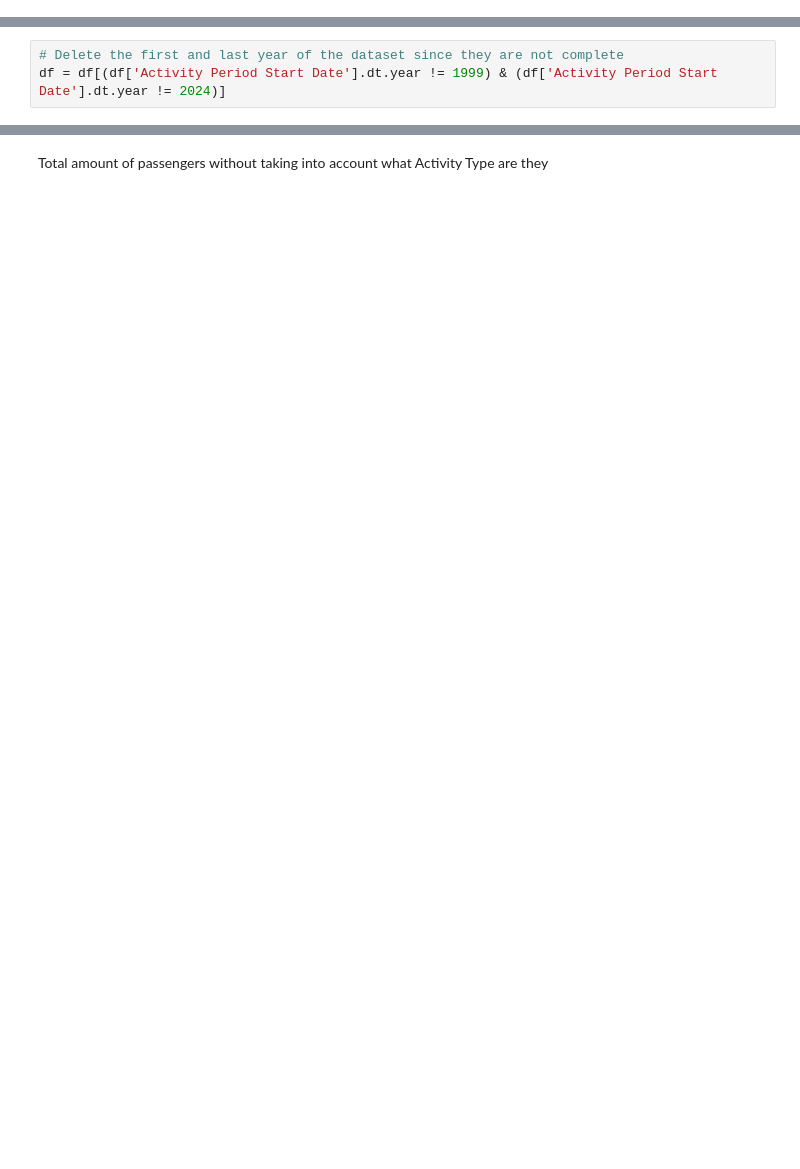
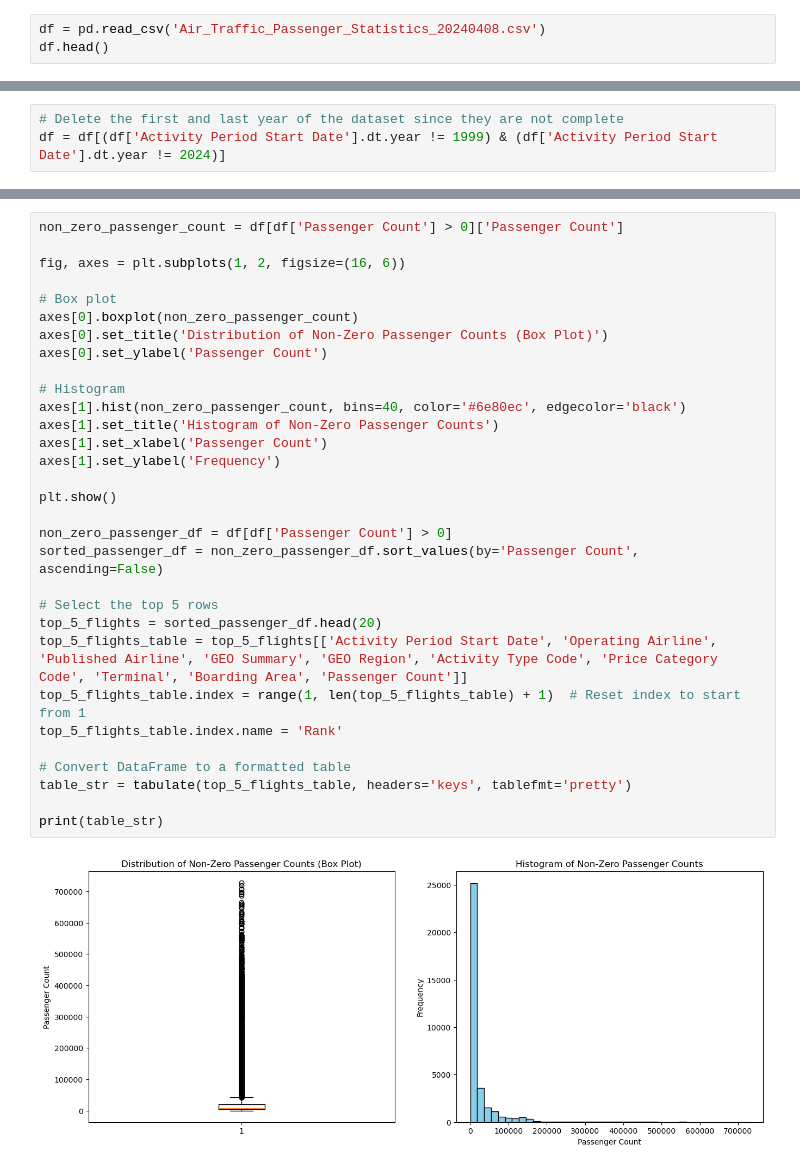
Before and after one commit to nereaSuacab/FinalProject---SocialData24.github.io, a Jupyter notebook: notebook.ipynb, the cells around one changed output, grey strips where cells are left out. Cells and saved outputs as stored; diff of their text form; blank space fills up the shorter version.

```diff
--- a/notebook.ipynb
+++ b/notebook.ipynb
@@ -13,0 +16,3 @@ df = pd.read_csv('C:/Users/Paula/Documents/DTU/Spring_2024/Social_data/project/F
+# %%
+df = pd.read_csv('Air_Traffic_Passenger_Statistics_20240408.csv')
+df.head()
@@ -45,2 +88,33 @@ df.describe()
-# %% [markdown]
-Total amount of passengers without taking into account what Activity Type are they
+# %%
+non_zero_passenger_count = df[df['Passenger Count'] > 0]['Passenger Count']
+
+fig, axes = plt.subplots(1, 2, figsize=(16, 6))
+
+# Box plot
+axes[0].boxplot(non_zero_passenger_count)
+axes[0].set_title('Distribution of Non-Zero Passenger Counts (Box Plot)')
+axes[0].set_ylabel('Passenger Count')
+
+# Histogram
+axes[1].hist(non_zero_passenger_count, bins=40, color='#6e80ec', edgecolor='black')
+axes[1].set_title('Histogram of Non-Zero Passenger Counts')
+axes[1].set_xlabel('Passenger Count')
+axes[1].set_ylabel('Frequency')
+
+plt.show()
+
+non_zero_passenger_df = df[df['Passenger Count'] > 0]
+sorted_passenger_df = non_zero_passenger_df.sort_values(by='Passenger Count', ascending=False)
+
+# Select the top 5 rows
+top_5_flights = sorted_passenger_df.head(20)
+top_5_flights_table = top_5_flights[['Activity Period Start Date', 'Operating Airline', 'Published Airline', 'GEO Summary', 'GEO Region', 'Activity Type Code', 'Price Category Code', 'Terminal', 'Boarding Area', 'Passenger Count']]
+top_5_flights_table.index = range(1, len(top_5_flights_table) + 1)  # Reset index to start from 1
+top_5_flights_table.index.name = 'Rank'
+
+# Convert DataFrame to a formatted table
+table_str = tabulate(top_5_flights_table, headers='keys', tablefmt='pretty')
+
+print(table_str)
+# %% [output]
+[figure, added]
```
Also changed, not shown: parts of 30 cells of this notebook.
